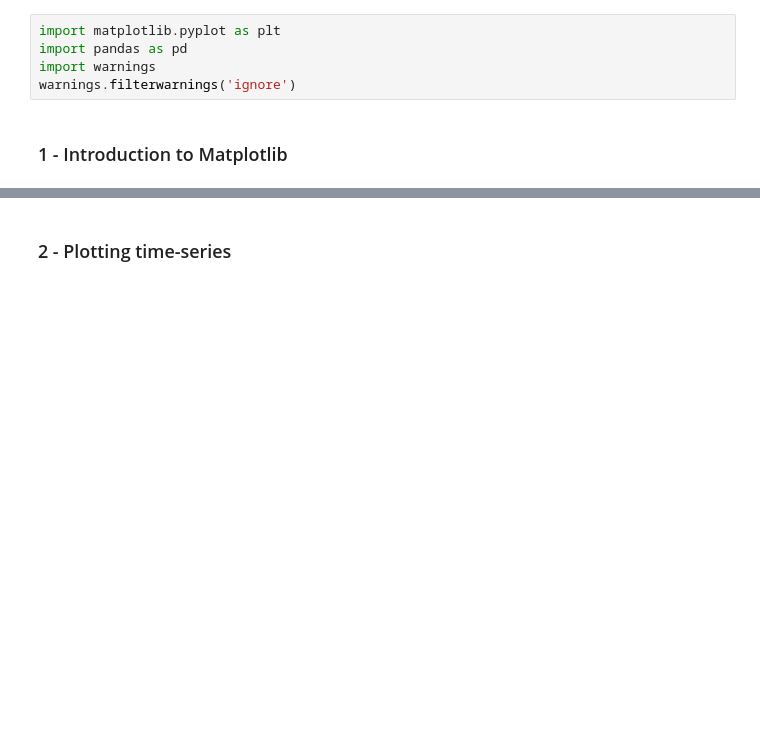
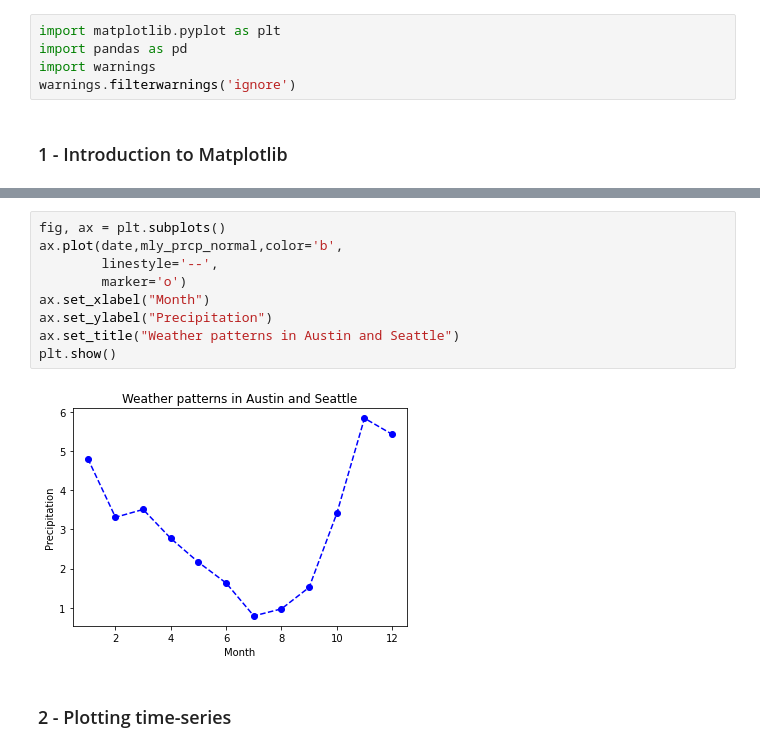
Before and after one commit to UvoChrollo/Pythonista, a Jupyter notebook: Notebook/Data Visualization/Matplotlib Introduction.ipynb, the cells around one changed output, grey strips where cells are left out. Drawn from its saved outputs; the diff is of its cells as text; blank space fills up the shorter version.

```diff
--- a/Notebook/Data Visualization/Matplotlib Introduction.ipynb
+++ b/Notebook/Data Visualization/Matplotlib Introduction.ipynb
@@ -16,2 +57,13 @@ plt.show()
+# %%
+fig, ax = plt.subplots()
+ax.plot(date,mly_prcp_normal,color='b',
+        linestyle='--',
+        marker='o')
+ax.set_xlabel("Month")
+ax.set_ylabel("Precipitation")
+ax.set_title("Weather patterns in Austin and Seattle")
+plt.show()
+# %% [output]
+[figure, added]
 # %% [markdown]
 ### 2 - Plotting time-series
```
Also changed, not shown: parts of 14 cells of this notebook.
